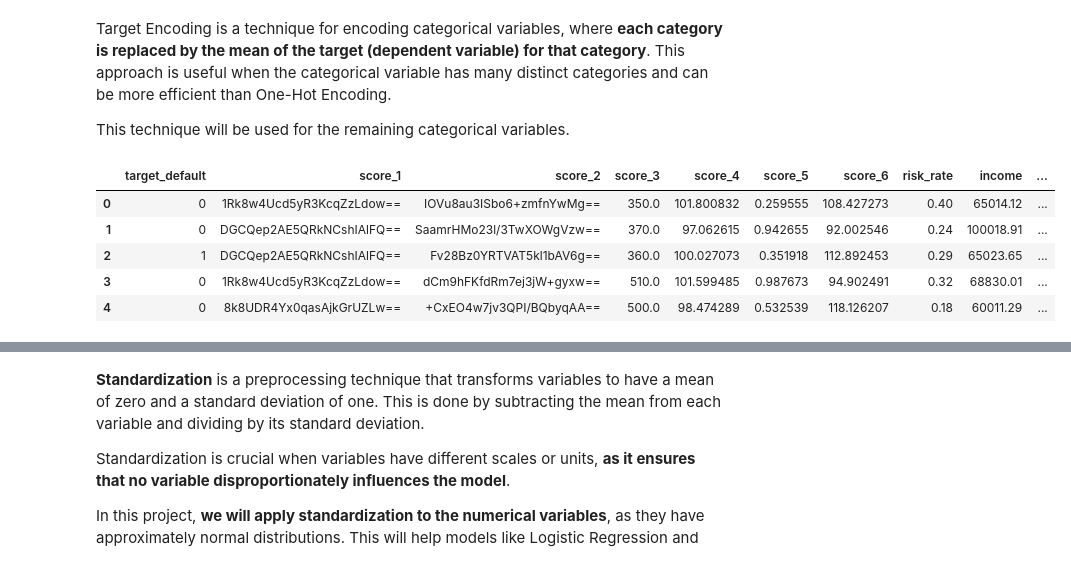
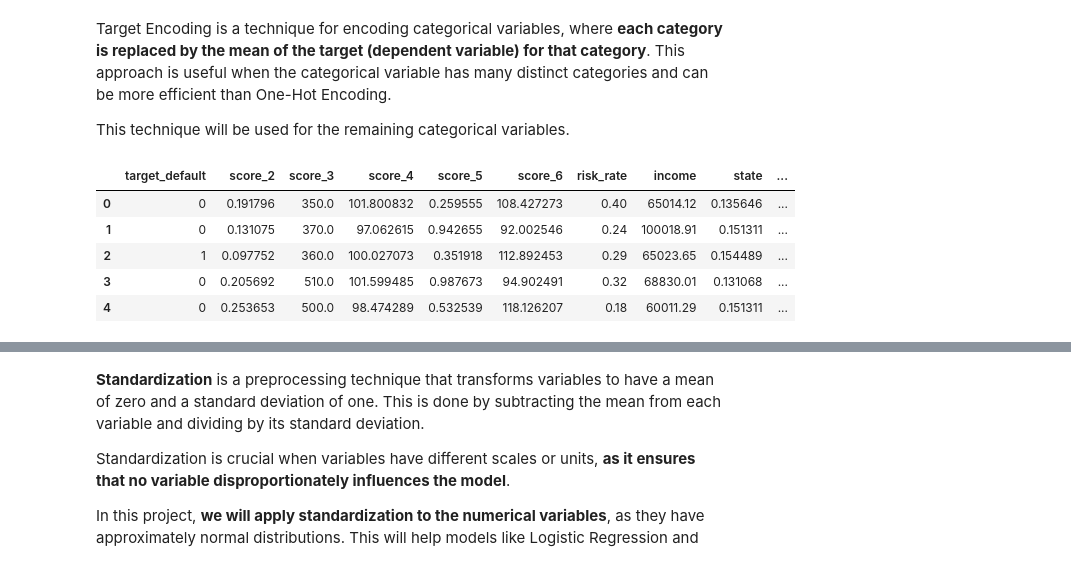
Before and after one commit to gabrielcapela/credit_risk, a Jupyter notebook: notebooks/I_data_analysis.ipynb, the cells around one changed output, grey strips where cells are left out. Saved outputs shown, nothing was run; the diff lists cells and outputs as text; code cells hidden in the pictures.

```diff
--- a/notebooks/I_data_analysis.ipynb
+++ b/notebooks/I_data_analysis.ipynb
@@ -152,7 +152,7 @@ import matplotlib.pyplot as plt
 import seaborn as sns
 # %%
 #Importing the dataset
-df = pd.read_csv('https://github.com/gabrielcapela/credit_risk/raw/refs/heads/main/acquisition_train.csv')
+df = pd.read_csv('https://github.com/gabrielcapela/credit_risk/raw/refs/heads/main/data/acquisition_train.csv')
 pd.set_option('display.max_columns', None)  #Show all the columns
 #Showing the first lines
 df.head()
@@ -1292,9 +1327,17 @@ cat_col = ['score_2', 'state', 'shipping_state', 'user_agent' ]
+# %%
+import category_encoders as ce
+
+# Categorical columns to be target-encoded
+cat_cols = ['score_2', 'state', 'shipping_state', 'user_agent']
+
+target_encoder = ce.TargetEncoder(cols=cat_cols)
+df_ft_eng_encoded[cat_cols] = target_encoder.fit_transform(df_ft_eng[cat_cols], df_ft_eng['target_default'])
 # %%
-df_ft_eng.head()
+df_ft_eng_encoded.head()
 # %% [output]
-|  | target_default | score_1 | score_2 | score_3 | score_4 | score_5 | score_6 | risk_rate | income | ... |
-| 0 | 0 | 1Rk8w4Ucd5yR3KcqZzLdow== | IOVu8au3ISbo6+zmfnYwMg== | 350.0 | 101.800832 | 0.259555 | 108.427273 | 0.40 | 65014.12 | ... |
-| 1 | 0 | DGCQep2AE5QRkNCshIAlFQ== | SaamrHMo23l/3TwXOWgVzw== | 370.0 | 97.062615 | 0.942655 | 92.002546 | 0.24 | 100018.91 | ... |
-| 2 | 1 | DGCQep2AE5QRkNCshIAlFQ== | Fv28Bz0YRTVAT5kl1bAV6g== | 360.0 | 100.027073 | 0.351918 | 112.892453 | 0.29 | 65023.65 | ... |
-| 3 | 0 | 1Rk8w4Ucd5yR3KcqZzLdow== | dCm9hFKfdRm7ej3jW+gyxw== | 510.0 | 101.599485 | 0.987673 | 94.902491 | 0.32 | 68830.01 | ... |
-| 4 | 0 | 8k8UDR4Yx0qasAjkGrUZLw== | +CxEO4w7jv3QPI/BQbyqAA== | 500.0 | 98.474289 | 0.532539 | 118.126207 | 0.18 | 60011.29 | ... |
+|  | target_default | score_2 | score_3 | score_4 | score_5 | score_6 | risk_rate | income | state | ... |
+| 0 | 0 | 0.191796 | 350.0 | 101.800832 | 0.259555 | 108.427273 | 0.40 | 65014.12 | 0.135646 | ... |
+| 1 | 0 | 0.131075 | 370.0 | 97.062615 | 0.942655 | 92.002546 | 0.24 | 100018.91 | 0.151311 | ... |
+| 2 | 1 | 0.097752 | 360.0 | 100.027073 | 0.351918 | 112.892453 | 0.29 | 65023.65 | 0.154489 | ... |
+| 3 | 0 | 0.205692 | 510.0 | 101.599485 | 0.987673 | 94.902491 | 0.32 | 68830.01 | 0.131068 | ... |
+| 4 | 0 | 0.253653 | 500.0 | 98.474289 | 0.532539 | 118.126207 | 0.18 | 60011.29 | 0.151311 | ... |
```
Also changed, not shown: parts of 26 cells of this notebook, 5 other files.
